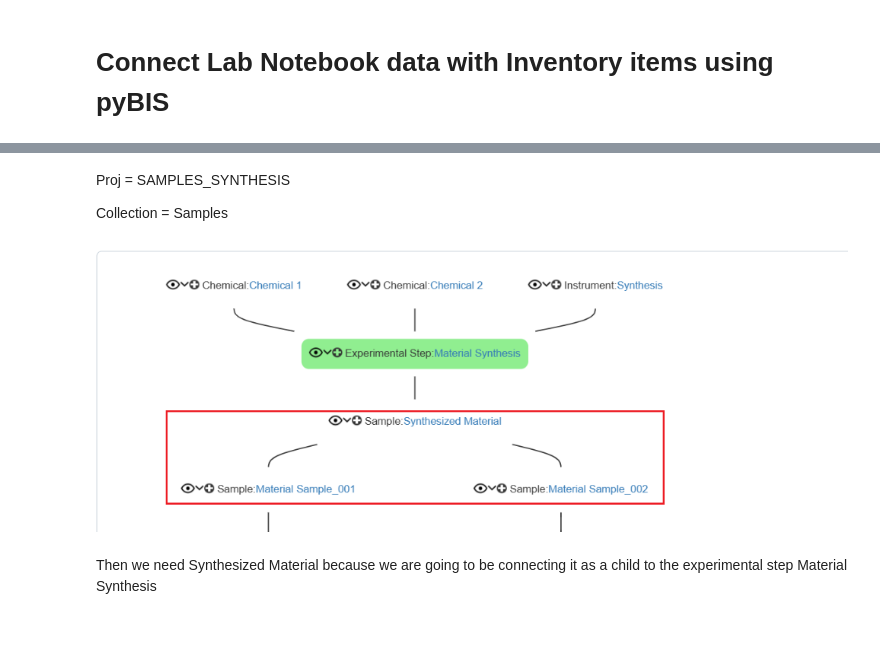
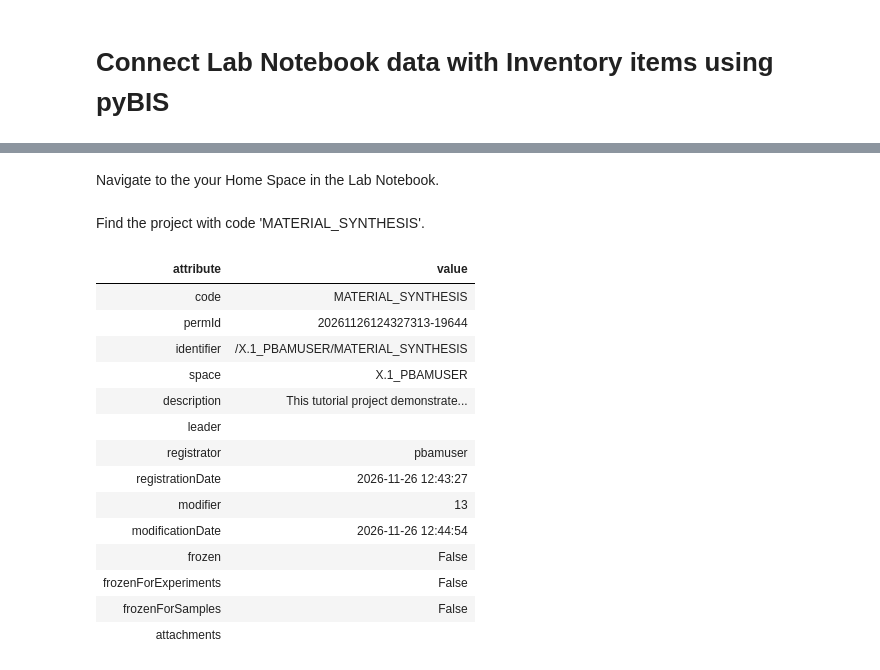
Before and after one commit to BAMresearch/openBIS-data-store-tutorials, a Jupyter notebook: docs/self-learning-path-pybis/connect-data/connect_notebook.ipynb, the cells around one changed output, grey strips where cells are left out. Saved outputs shown, nothing was run; the diff lists cells and outputs as text; code cells hidden in the pictures; blank space fills up the shorter version.

```diff
--- a/docs/self-learning-path-pybis/connect-data/connect_notebook.ipynb
+++ b/docs/self-learning-path-pybis/connect-data/connect_notebook.ipynb
@@ -10,5 +12,5 @@ Step 3: Batch update objects from different Collections
 from pybis import Openbis
 o = Openbis("https://playground.datastore.bam.de/")
 
-o.set_token("your_token_here")  # Replace with your actual token
+o.set_token("pbamuser-261127080931669x226A61ECF923ED3B97BF23A26BF42825")  # Replace with your actual token
 # %% [markdown]
@@ -16 +22,3 @@ Step 1: Connect Material Synthesis Experimental Step with chemicals and instrume
+# %% [markdown]
+Navigate to the your Home Space in the Lab Notebook.
 # %%
@@ -19,7 +26,21 @@ space.get_projects()
-# %% [markdown]
-Proj = SAMPLES_SYNTHESIS
-
-Collection = Samples
+# %% [markdown]
+Find the project with code 'MATERIAL_SYNTHESIS'.
 # %%
-proj = next((p for p in space.get_projects() if p.attrs.all()['code'] == 'SAMPLES_SYNTHESIS'))
-proj.attrs.all()
+myproj = next((p for p in home_space.get_projects() if p.attrs.all()['code'] == 'MATERIAL_SYNTHESIS'))
+myproj
+# %% [output]
+| attribute | value |
+| code | MATERIAL_SYNTHESIS |
+| permId | 20261126124327313-19644 |
+| identifier | /X.1_PBAMUSER/MATERIAL_SYNTHESIS |
+| space | X.1_PBAMUSER |
+| description | This tutorial project demonstrate... |
+| leader |  |
+| registrator | pbamuser |
+| registrationDate | 2026-11-26 12:43:27 |
+| modifier | 13 |
+| modificationDate | 2026-11-26 12:44:54 |
+| frozen | False |
+| frozenForExperiments | False |
+| frozenForSamples | False |
+| attachments |  |
@@ -29,4 +46,0 @@ col.props.all()
-# %% [markdown]
-![image.png](attachment:image.png)
-# %% [markdown]
-Then we need Synthesized Material because we are going to be connecting it as a child to the experimental step Material Synthesis
```
Also changed, not shown: parts of 137 cells of this notebook, 7 other files.
